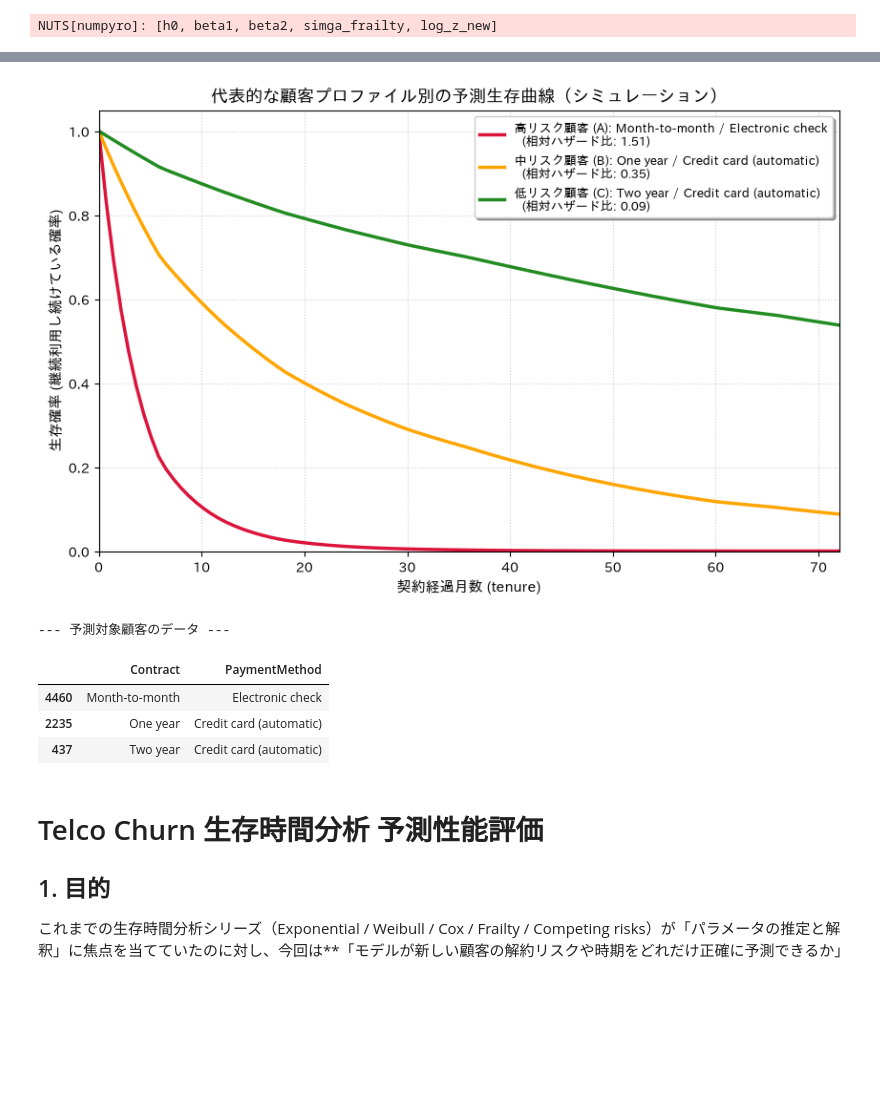
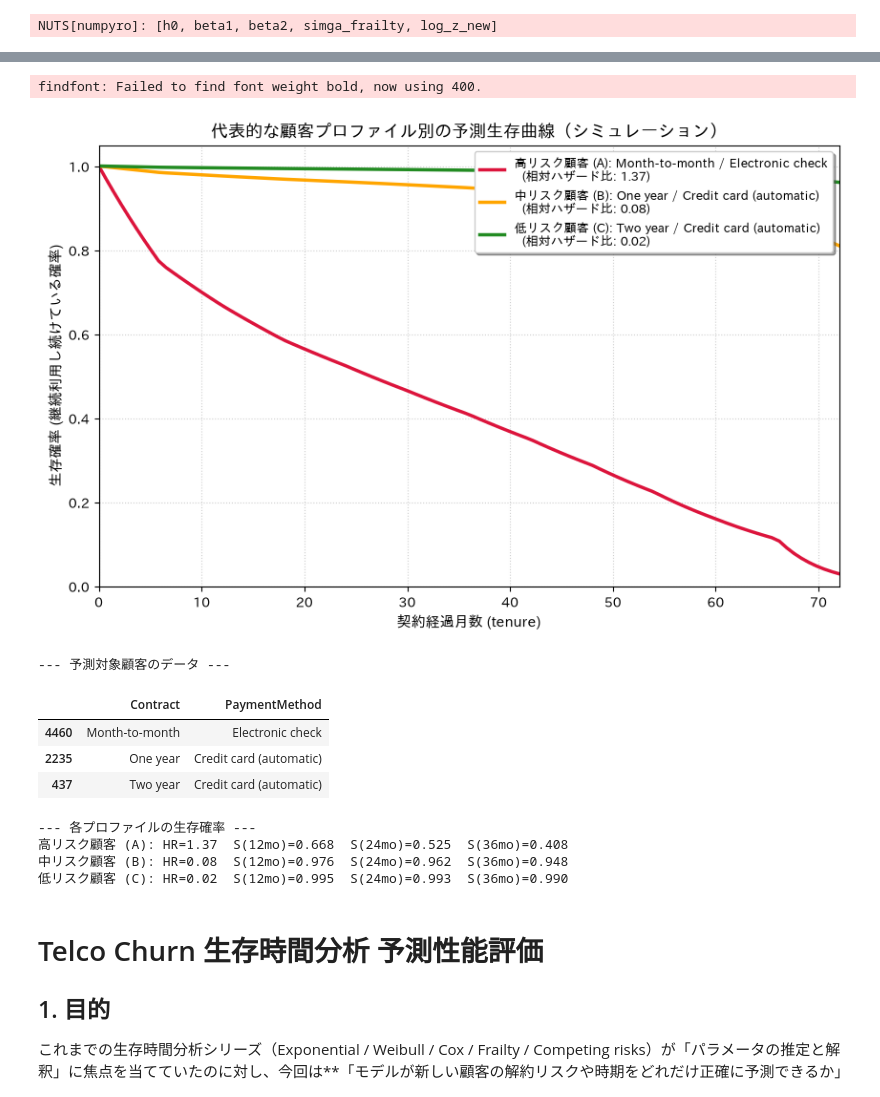
Before and after one commit to karahashimanato/bayesian-hazard-models, a Jupyter notebook: notebooks/validation.ipynb, the cells around one changed output, grey strips where cells are left out. Cells and saved outputs as stored; diff of their text form; code cells hidden in the pictures; blank space fills up the shorter version.

```diff
--- a/notebooks/validation.ipynb
+++ b/notebooks/validation.ipynb
@@ -178,10 +193,12 @@ with pm.Model() as cox_frailty_train:
     sigma_frailty = pm.Gamma("sigma_frailty", alpha=50, beta=50/1)
     log_z_raw = pm.Normal("log_z_raw", mu=0, sigma=sigma_frailty, shape=n_groups)
     z = pm.Deterministic("z", pt.exp(log_z_raw) / pt.mean(pt.exp(log_z_raw)))
-    log_hazard_ratio = beta1*x1_train + beta2*x2_train
-    h_i = h0[interval_idx_train] * pt.exp(log_hazard_ratio) * z[payment_idx_train]
+    hazard_ratio = pt.exp(beta1*x1_train + beta2*x2_train) * z[payment_idx_train]
+    h_i = h0[interval_idx_train] * hazard_ratio
+    #[修正] H_i = 通過した全区間の累積ハザード
+    H_i = pt.dot(exposure_matrix_train, h0) * hazard_ratio
 
-    log_lik = event_train * pt.log(h_i) - h_i * exposure_train
+    log_lik = event_train * pt.log(h_i) - H_i
     pm.Potential("loglike", pt.sum(log_lik))
 
     idata_frailty_train = pm.sample(draws=2000, tune=2000, chains=4, cores=4,
@@ -220,6 +237,8 @@ exposure_train_fine = t_train - breaks_fine[interval_idx_train_fine]
 
 interval_idx_test_fine = np.clip(np.searchsorted(breaks_fine, t_test+0.5, side="right") - 1, 0, n_intervals_fine-1)
 
+exposure_matrix_train_fine = build_exposure_matrix(interval_idx_train_fine, exposure_train_fine, breaks_fine)
+
 with pm.Model() as cox_frailty_train_fine:
     h0 = pm.Gamma("h0", alpha=10, beta=10/0.055, shape=n_intervals_fine)
     beta1 = pm.Normal("beta1", mu=0, sigma=1)
@@ -229,10 +248,12 @@ with pm.Model() as cox_frailty_train_fine:
     log_z_raw = pm.Normal("log_z_raw", mu=0, sigma=sigma_frailty, shape=n_groups)
     z = pm.Deterministic("z", pt.exp(log_z_raw) / pt.mean(pt.exp(log_z_raw)))
 
-    log_hazard_ratio = beta1*x1_train + beta2*x2_train
-    h_i = h0[interval_idx_train_fine] * pt.exp(log_hazard_ratio) * z[payment_idx_train]
+    hazard_ratio = pt.exp(beta1*x1_train + beta2*x2_train) * z[payment_idx_train]
+    h_i = h0[interval_idx_train_fine] * hazard_ratio
+    #[修正] H_i = 通過した全区間(3ヶ月刻み)の累積ハザード
+    H_i = pt.dot(exposure_matrix_train_fine, h0) * hazard_ratio
 
-    log_lik = event_train * pt.log(h_i) - h_i * exposure_train_fine
+    log_lik = event_train * pt.log(h_i) - H_i
     pm.Potential("loglike", pt.sum(log_lik))
 
     idata_fine = pm.sample(draws=2000, tune=2000, chains=4, cores=4,
@@ -273,10 +296,12 @@ with pm.Model() as cox_model_train_eval:
     beta1 = pm.Normal("beta1", mu=0, sigma=1)
     beta2 = pm.Normal("beta2", mu=0, sigma=1)
 
-    log_hazard_ratio = beta1 * x1_train + beta2 * x2_train
-    h_i = h0[interval_idx_train] * pt.exp(log_hazard_ratio)
+    hazard_ratio = pt.exp(beta1 * x1_train + beta2 * x2_train)
+    h_i = h0[interval_idx_train] * hazard_ratio
+    #[修正] H_i = 通過した全区間の累積ハザード
+    H_i = pt.dot(exposure_matrix_train, h0) * hazard_ratio
 
-    log_lik_elementwise = event_train * pt.log(h_i) - h_i * exposure_train
+    log_lik_elementwise = event_train * pt.log(h_i) - H_i
 
     pm.Deterministic("lik_i", log_lik_elementwise)#対数尤度を保存
     pm.Potential("loglike", pt.sum(log_lik_elementwise))
@@ -296,10 +321,12 @@ with pm.Model() as cox_frailty_train_eval:
     log_z_new = pm.Normal("log_z_new", mu=0, sigma=sigma_frailty, shape=n_groups)
     z = pm.Deterministic("z", pt.exp(log_z_new) / pt.mean(pt.exp(log_z_new)))
 
-    log_hazard_ratio = beta1 * x1_train + beta2 * x2_train
-    h_i = h0[interval_idx_train] * pt.exp(log_hazard_ratio) * z[payment_idx_train]
+    hazard_ratio = pt.exp(beta1 * x1_train + beta2 * x2_train) * z[payment_idx_train]
+    h_i = h0[interval_idx_train] * hazard_ratio
+    #[修正] H_i = 通過した全区間の累積ハザード
+    H_i = pt.dot(exposure_matrix_train, h0) * hazard_ratio
 
-    log_lik_elementwise = event_train * pt.log(h_i) -h_i * exposure_train
+    log_lik_elementwise = event_train * pt.log(h_i) - H_i
 
     pm.Deterministic("lik_i", log_lik_elementwise)
     pm.Potential("loglike", pt.sum(log_lik_elementwise))
@@ -388,39 +417,51 @@ fig, ax = plt.subplots(figsize=(10, 6))
 
 for idx, color, r_label in zip(selected_indices, colors, risk_labels):
     cust_info = df_test.iloc[idx]
     hr = hazard_ratio_test_v2[idx]
 
 
     s_curve = [piecewise_survival_test(t, h0_m, breaks, hr) for t in t_grid]
 
 
     label_text = (
         f"{r_label}: {cust_info['Contract']} / {cust_info['PaymentMethod']}\n"
         f"  (相対ハザード比: {hr:.2f})"
     )
     ax.plot(t_grid, s_curve, label=label_text, color=color, lw=2.5)
 
 
 ax.set_xlabel("契約経過月数 (tenure)", fontsize=11)
 ax.set_ylabel("生存確率 (継続利用し続けている確率)", fontsize=11)
 ax.set_title("代表的な顧客プロファイル別の予測生存曲線（シミュレーション）", fontsize=13, fontweight="bold")
 ax.set_xlim(0, 72)
 ax.set_ylim(0, 1.05)
 ax.legend(loc="upper right", fontsize=9.5, frameon=True, shadow=True)
 plt.grid(True, linestyle=":", alpha=0.6)
 
 plt.savefig("../img/individual_survival_curves.png", dpi=100, bbox_inches="tight")
 plt.show()
 
 print("--- 予測対象顧客のデータ ---")
 display(df_test.iloc[selected_indices][["Contract", "PaymentMethod"]])
+print("--- 各プロファイルの生存確率 ---")
+for idx, r_label in zip(selected_indices, risk_labels):
+    hr = hazard_ratio_test_v2[idx]
+    s12 = piecewise_survival_test(12, h0_m, breaks, hr)
+    s24 = piecewise_survival_test(24, h0_m, breaks, hr)
+    s36 = piecewise_survival_test(36, h0_m, breaks, hr)
+    print(f"{r_label}: HR={hr:.2f}  S(12mo)={s12:.3f}  S(24mo)={s24:.3f}  S(36mo)={s36:.3f}")
 # %% [output]
+findfont: Failed to find font weight bold, now using 400.
-[figure, old version]
+[figure, new version]
---- 予測対象顧客のデータ ---
+--- 予測対象顧客のデータ ---
 |  | Contract | PaymentMethod |
 | 4460 | Month-to-month | Electronic check |
 | 2235 | One year | Credit card (automatic) |
 | 437 | Two year | Credit card (automatic) |
+--- 各プロファイルの生存確率 ---
+高リスク顧客 (A): HR=1.37  S(12mo)=0.668  S(24mo)=0.525  S(36mo)=0.408
+中リスク顧客 (B): HR=0.08  S(12mo)=0.976  S(24mo)=0.962  S(36mo)=0.948
+低リスク顧客 (C): HR=0.02  S(12mo)=0.995  S(24mo)=0.993  S(36mo)=0.990
 # %% [markdown]
 # Telco Churn 生存時間分析 予測性能評価
 
```
Also changed, not shown: parts of 7 cells of this notebook, 8 other files.
